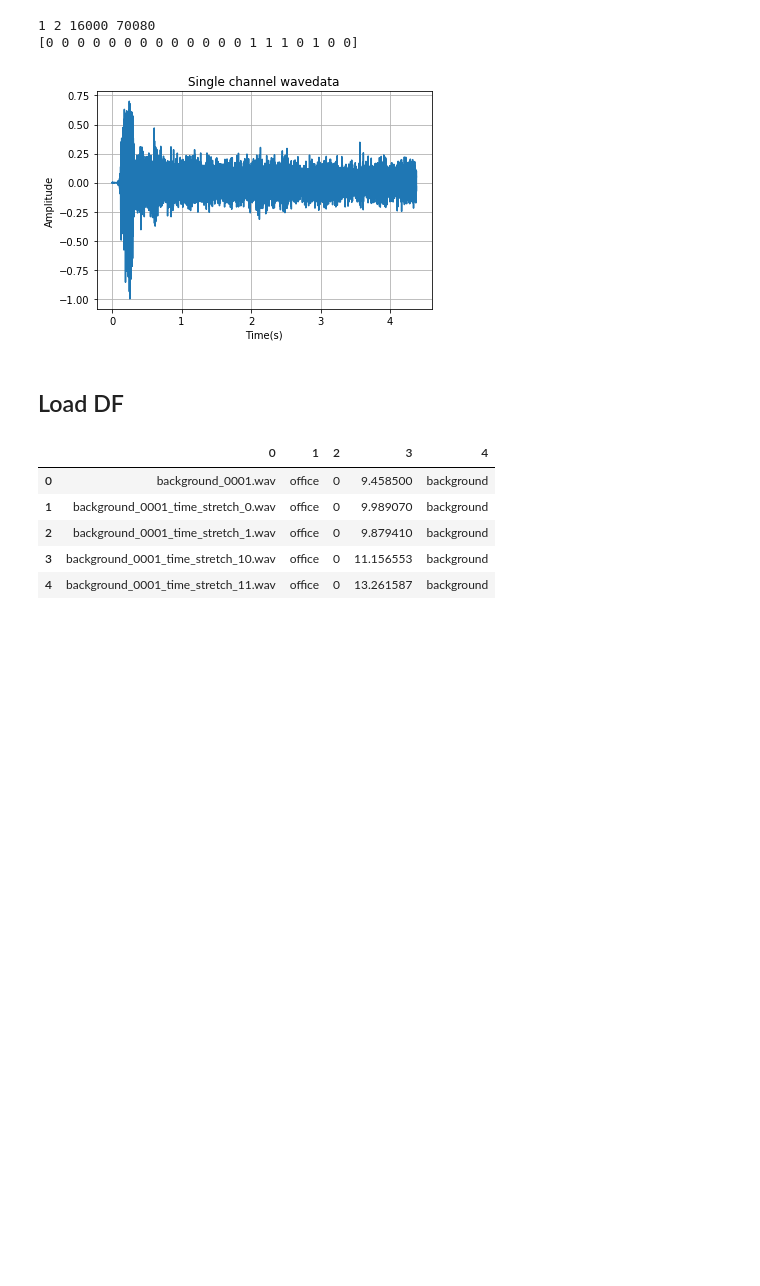
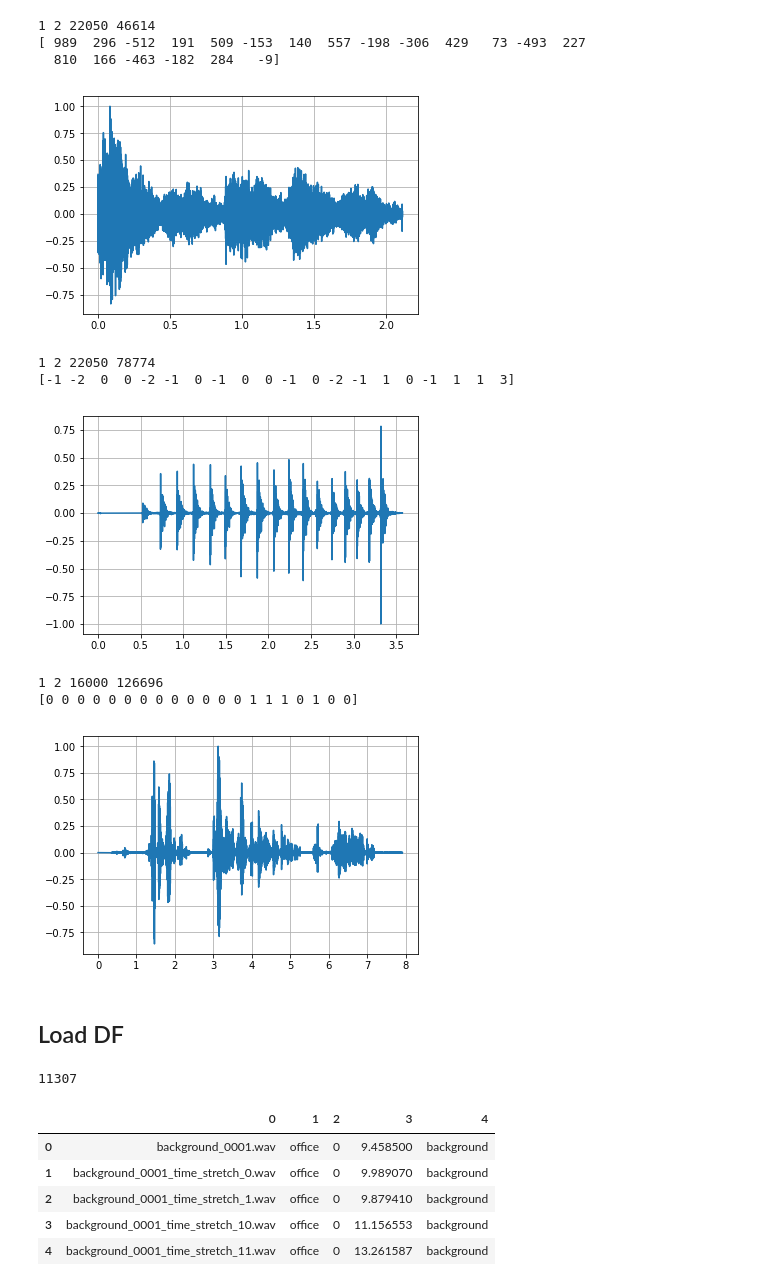
Before and after one commit to AzogDefiler/classification_wav, a Jupyter notebook: classification_prepare_train.ipynb, the cells around one changed output. Saved outputs shown, nothing was run; the diff lists cells and outputs as text; code cells hidden in the pictures; blank space fills up the shorter version.

```diff
--- a/classification_prepare_train.ipynb
+++ b/classification_prepare_train.ipynb
@@ -21,37 +23,59 @@ import soundfile as sf
 # %%
 DATA_DIR = 'data_v_7_stc'
 # %%
-test_file = "{}/audio/background_0007.wav".format(DATA_DIR)
+def loadwav(file):
+    test_file = DATA_DIR+"/audio/"+file+".wav"
 
-with wave.open(test_file, 'rb') as f:
-    params = f.getparams()
-    nchannels, sampwidth, framerate, nframes = params[:4]
-    print(nchannels, sampwidth, framerate, nframes)
-    strData = f.readframes(nframes)
+    with wave.open(test_file, 'rb') as f:
+        params = f.getparams()
+        nchannels, sampwidth, framerate, nframes = params[:4]
+        print(nchannels, sampwidth, framerate, nframes)
+        strData = f.readframes(nframes)
 
-waveData = np.fromstring(strData, dtype=np.int16)
+    waveData = np.fromstring(strData, dtype=np.int16)
 
-print(waveData[:20])
+    print(waveData[:20])
 
-waveData_norm = waveData * 1.0 / (max(abs(waveData)))
+    waveData_norm = waveData * 1.0 / (max(abs(waveData)))
 
-time = np.arange(0, nframes)*(1.0 / framerate)
+    time = np.arange(0, nframes)*(1.0 / framerate)
+    return time, waveData_norm
+
+time, waveData_norm = loadwav('bg_0048_time_stretch_0')
 plt.plot(time, waveData_norm)
-plt.xlabel("Time(s)")
-plt.ylabel("Amplitude")
-plt.title("Single channel wavedata")
 plt.grid('on')
 plt.show()
+
+time1, waveData_norm1 = loadwav('knocking_door_0037_time_stretch_5')
+plt.plot(time1, waveData_norm1)
+plt.grid('on')
+plt.show()
+
+time1, waveData_norm1 = loadwav('speech_0038')
+plt.plot(time1, waveData_norm1)
+plt.grid('on')
+plt.show()
 # %% [output]
-1 2 16000 70080
-[0 0 0 0 0 0 0 0 0 0 0 0 0 1 1 1 0 1 0 0]
+1 2 22050 46614
+[ 989  296 -512  191  509 -153  140  557 -198 -306  429   73 -493  227
+  810  166 -463 -182  284   -9]
-[figure, old version]
+[figure, new version]
+1 2 22050 78774
+[-1 -2  0  0 -2 -1  0 -1  0  0 -1  0 -2 -1  1  0 -1  1  1  3]
+[figure, added]
+1 2 16000 126696
+[0 0 0 0 0 0 0 0 0 0 0 0 0 1 1 1 0 1 0 0]
+[figure, added]
 # %% [markdown]
 ## Load DF
 # %%
 meta_file = "{}/meta/meta.txt".format(DATA_DIR)
 # %%
 df = pd.read_csv(meta_file, sep='\t',header=None)
+# %%
+len(df)
+# %% [output]
+11307
 # %%
 df.head()
 # %% [output]
```
Also changed, not shown: parts of 17 cells of this notebook, 4 other files.
